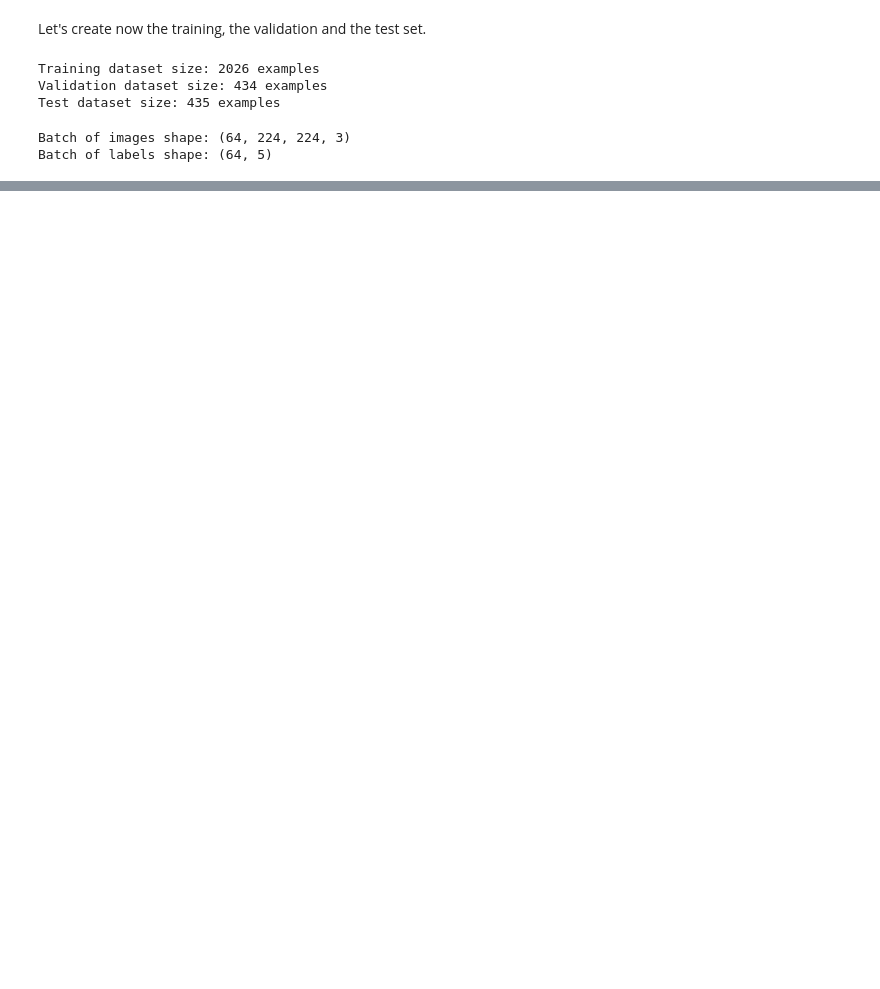
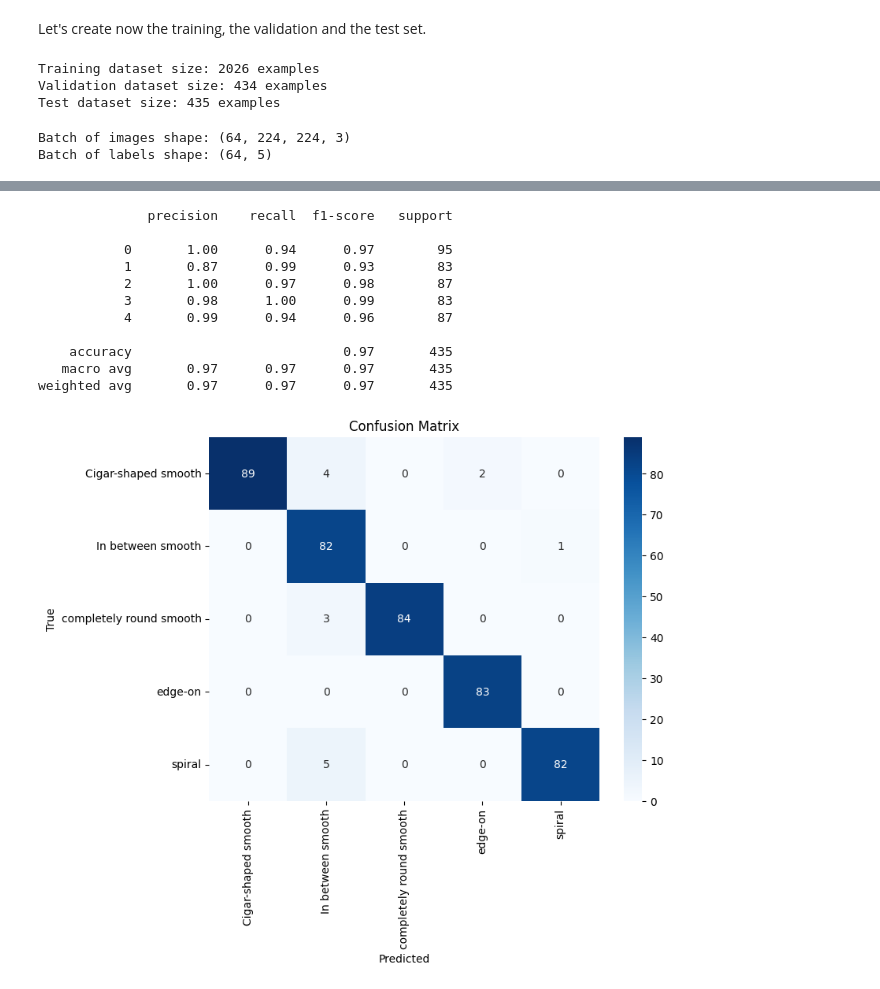
Before and after one commit to t-perniola/Galaxies-morphology-classification, a Jupyter notebook: Galaxies_morphology_classif.ipynb, the cells around one changed output, grey strips where cells are left out. Cells and saved outputs as stored; diff of their text form; code cells hidden in the pictures; blank space fills up the shorter version.

```diff
--- a/Galaxies_morphology_classif.ipynb
+++ b/Galaxies_morphology_classif.ipynb
@@ -352,0 +363,16 @@ display_history(history)
+# %%
+y_test = []
+y_pred = []
+
+# Iterate through the batched test dataset
+for images, labels in test_ds:
+    # Append true labels
+    y_test.append(labels.numpy())  # Convert to numpy array
+
+    # Make predictions and append them
+    preds = model.predict(images)
+    y_pred.append(preds)
+
+# Flatten the lists to get the complete arrays
+y_test = np.concatenate(y_test)
+y_pred = np.concatenate(y_pred)
@@ -352,0 +387,35 @@ display_history(history)
+# %%
+# Convert predicted probabilities or one-hot encoded vectors to class labels
+y_pred_labels = np.argmax(y_pred, axis=1)
+
+# Convert true labels
+y_test_labels = np.argmax(y_test, axis=1)
+# %%
+from sklearn.metrics import classification_report, confusion_matrix
+import matplotlib.pyplot as plt
+import seaborn as sns
+
+# Evaluate the model
+print(classification_report(y_test_labels, y_pred_labels))
+
+# Plot the confusion matrix
+cm = confusion_matrix(y_test_labels, y_pred_labels)
+plt.figure(figsize=(8, 6))
+sns.heatmap(cm, annot=True, fmt='d', cmap='Blues', xticklabels=class_names.values(), yticklabels=class_names.values())
+plt.xlabel('Predicted')
+plt.ylabel('True')
+plt.title('Confusion Matrix')
+plt.show()
+# %% [output]
+              precision    recall  f1-score   support
+
+           0       1.00      0.94      0.97        95
+           1       0.87      0.99      0.93        83
+           2       1.00      0.97      0.98        87
+           3       0.98      1.00      0.99        83
+           4       0.99      0.94      0.96        87
+
+    accuracy                           0.97       435
+   macro avg       0.97      0.97      0.97       435
+weighted avg       0.97      0.97      0.97       435
+[figure, added]
```
Also changed, not shown: parts of 10 cells of this notebook.
